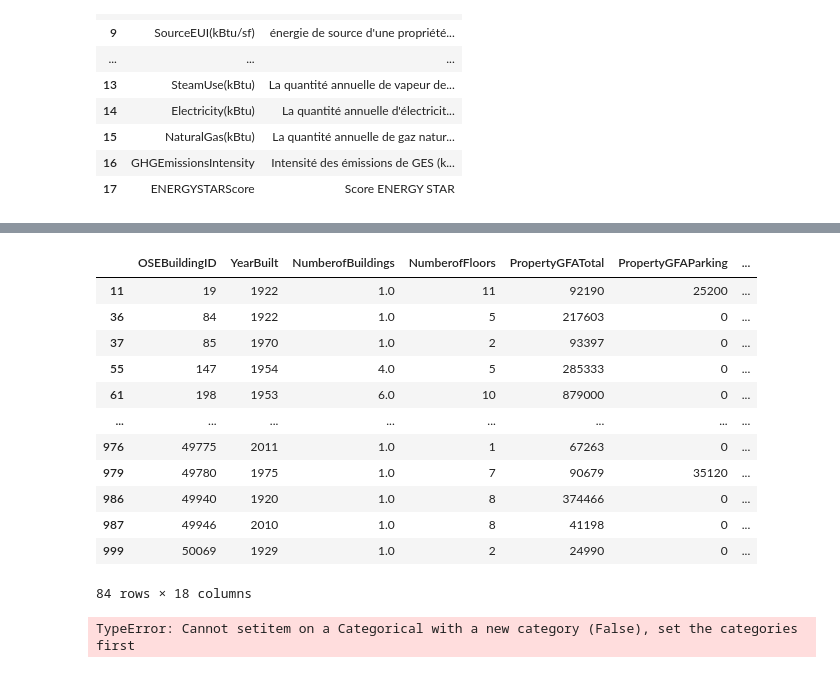
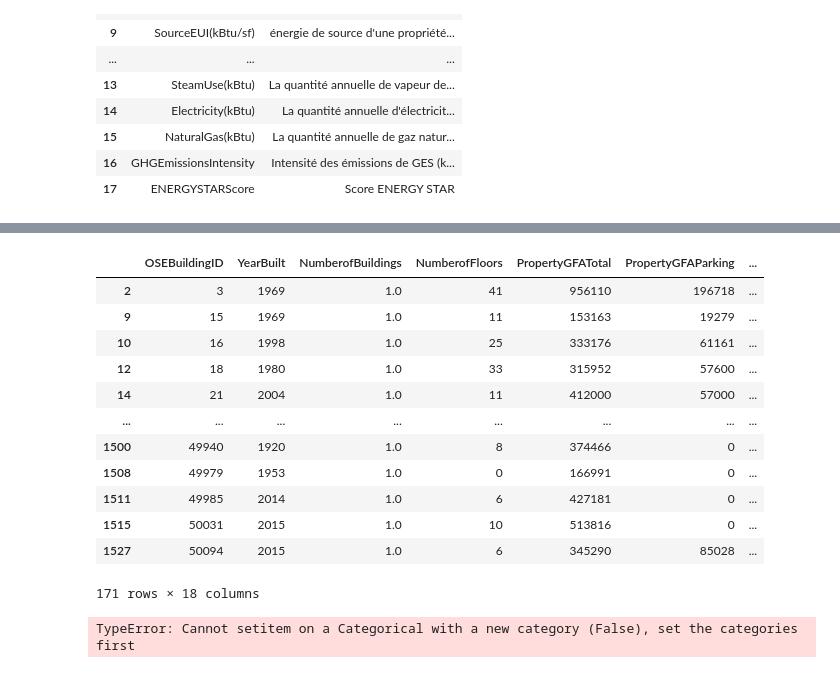
Before and after one commit to Vinyl-237/Anticipez-les-besoins-en-consommation-de-b-timents, a Jupyter notebook: noteBook.ipynb, the cells around one changed output, grey strips where cells are left out. Drawn from its saved outputs; the diff is of its cells as text; code cells hidden in the pictures.

```diff
--- a/noteBook.ipynb
+++ b/noteBook.ipynb
@@ -411,0 +471,6 @@ data_final[data_final["SiteEUI(kBtu/sf)"].isnull()]
+# %%
+# Remplacement des valeurs manquantes par la methode statistique appropriée
+## selection des colonnes quantitatives avec des valeurs manquantes a remplacer
+quanti_select = ['NumberofBuildings', 'SiteEUI(kBtu/sf)', 'SiteEUIWN(kBtu/sf)', 'SourceEUI(kBtu/sf)', 'SourceEUIWN(kBtu/sf)', 'SiteEnergyUse(kBtu)',
+                 'SiteEnergyUseWN(kBtu)', 'SteamUse(kBtu)', 'Electricity(kBtu)', 'NaturalGas(kBtu)', 'GHGEmissionsIntensity']
+data_final = remplacerValParStats(data_final, quanti_select)
@@ -412,5 +499,4 @@ data_final[data_final["SiteEUI(kBtu/sf)"].isnull()]
 # %%
-# Suppression des valeurs manquantes
-data_final = data_final.dropna().reset_index(drop=True)
-data_final.head()
+# Revérification des valeurs manquantes
+data_final.isnull().sum()
 # %% [output]
@@ -435,0 +548,3 @@ boxplotQuanti(data_final, quanti)
+# %%
+# Remplacement des valeurs trop grandes (supérieures à 3 fois l'écart-type) par la médiane
+data_final = remplacerValeursMaxParMediane(data_final, quanti)
@@ -435,0 +557,3 @@ boxplotQuanti(data_final, quanti)
+# %%
+# Remplacement des valeurs trop petites (inférieur à 3 fois l'écart-type) par la médiane
+data_final = remplacerValeursMinParMediane(data_final, quanti)
@@ -436,31 +578,31 @@ boxplotQuanti(data_final, quanti)
 # %%
 # Détection des valeurs abérrantes
 ## Methode de l'intervalle interquartile des variables quantitatives
 def detectOutlierIqr(data, column):
     Q1 = data[column].quantile(0.25)
     Q3 = data[column].quantile(0.75)
     IQR = Q3 - Q1
     born_inf = Q1 - 1.5 * IQR
     born_sup = Q3 + 1.5 * IQR
     outliers = data[(data[column] < born_inf) | (data[column] > born_sup)]
     return outliers
 
-outlier = detectOutlierIqr(data_final, "SiteEUI(kBtu/sf)")
+outlier = detectOutlierIqr(data_final, "SiteEnergyUseWN(kBtu)")
 outlier
 # %% [output]
 |  | OSEBuildingID | YearBuilt | NumberofBuildings | NumberofFloors | PropertyGFATotal | PropertyGFAParking | ... |
-| 11 | 19 | 1922 | 1.0 | 11 | 92190 | 25200 | ... |
-| 36 | 84 | 1922 | 1.0 | 5 | 217603 | 0 | ... |
-| 37 | 85 | 1970 | 1.0 | 2 | 93397 | 0 | ... |
-| 55 | 147 | 1954 | 4.0 | 5 | 285333 | 0 | ... |
-| 61 | 198 | 1953 | 6.0 | 10 | 879000 | 0 | ... |
+| 2 | 3 | 1969 | 1.0 | 41 | 956110 | 196718 | ... |
+| 9 | 15 | 1969 | 1.0 | 11 | 153163 | 19279 | ... |
+| 10 | 16 | 1998 | 1.0 | 25 | 333176 | 61161 | ... |
+| 12 | 18 | 1980 | 1.0 | 33 | 315952 | 57600 | ... |
+| 14 | 21 | 2004 | 1.0 | 11 | 412000 | 57000 | ... |
 | ... | ... | ... | ... | ... | ... | ... | ... |
-| 976 | 49775 | 2011 | 1.0 | 1 | 67263 | 0 | ... |
-| 979 | 49780 | 1975 | 1.0 | 7 | 90679 | 35120 | ... |
-| 986 | 49940 | 1920 | 1.0 | 8 | 374466 | 0 | ... |
-| 987 | 49946 | 2010 | 1.0 | 8 | 41198 | 0 | ... |
-| 999 | 50069 | 1929 | 1.0 | 2 | 24990 | 0 | ... |
+| 1500 | 49940 | 1920 | 1.0 | 8 | 374466 | 0 | ... |
+| 1508 | 49979 | 1953 | 1.0 | 0 | 166991 | 0 | ... |
+| 1511 | 49985 | 2014 | 1.0 | 6 | 427181 | 0 | ... |
+| 1515 | 50031 | 2015 | 1.0 | 10 | 513816 | 0 | ... |
+| 1527 | 50094 | 2015 | 1.0 | 6 | 345290 | 85028 | ... |
-84 rows × 18 columns
+171 rows × 18 columns
 # %%
 data_final = data_final[outlier]
 data_final.head()
```
Also changed, not shown: parts of 14 cells of this notebook.
